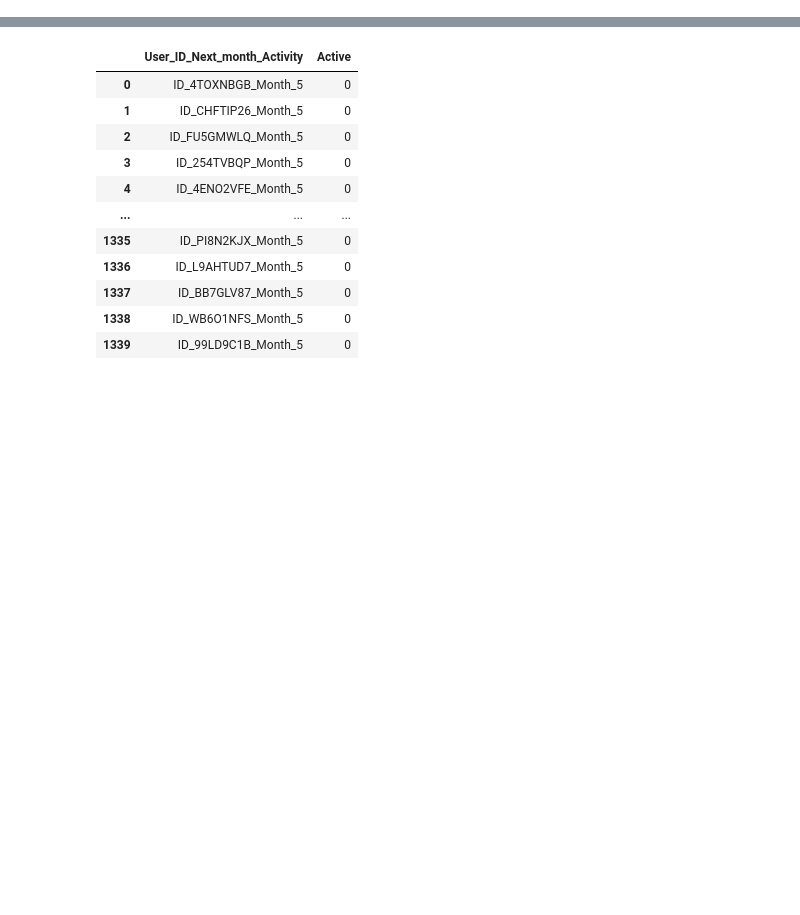
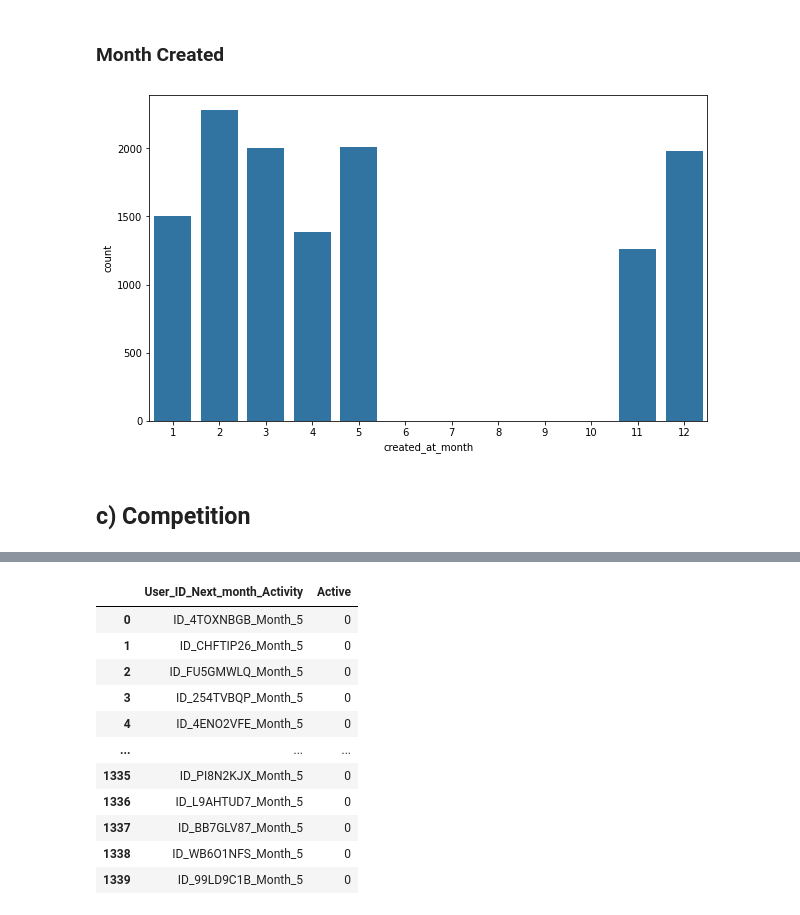
Before and after one commit to BochaberiDaisy/Zindi-New-User-Engagement-Prediction-Challenge, a Jupyter notebook: EDA.ipynb, the cells around one changed output, grey strips where cells are left out. Drawn from its saved outputs; the diff is of its cells as text; code cells hidden in the pictures; blank space fills up the shorter version.

```diff
--- a/EDA.ipynb
+++ b/EDA.ipynb
@@ -8,0 +139,8 @@ sample = pd.read_csv("SampleSubmission.csv")
+# %% [markdown]
+### Month Created
+# %%
+countplot(users1,'created_at_month')
+# %% [output]
+[figure, added]
+# %% [markdown]
+## c) Competition
```
Also changed, not shown: parts of 34 cells of this notebook.
